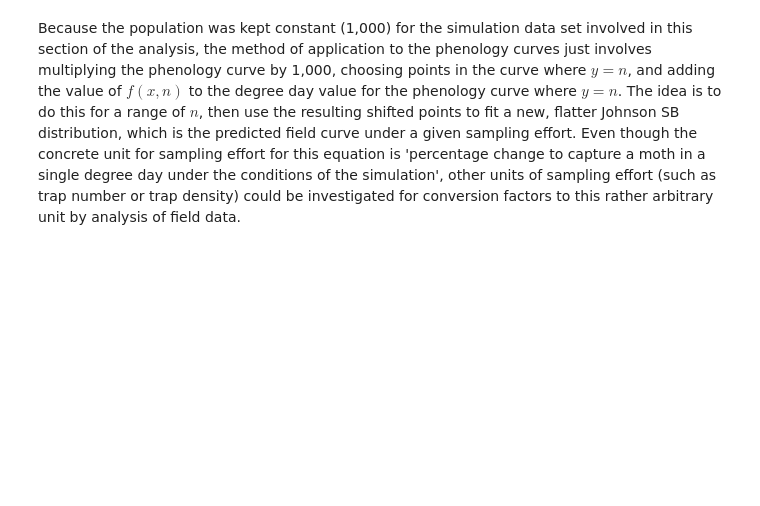
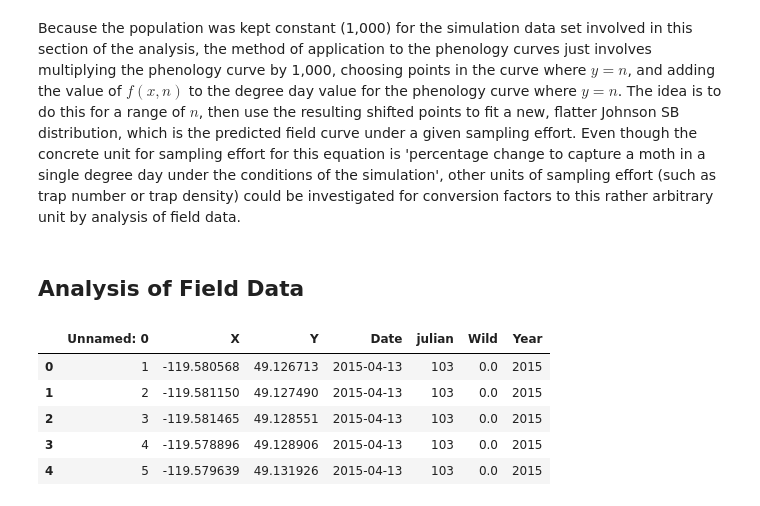
Before and after one commit to PacificBird/InsectPhenologyCaptureSim, a Jupyter notebook: multi_analysis.ipynb, the cells around one changed output. Drawn from its saved outputs; the diff is of its cells as text; code cells hidden in the pictures; blank space fills up the shorter version.

Commit message:
Stared field_data analysis

```diff
--- a/multi_analysis.ipynb
+++ b/multi_analysis.ipynb
@@ -428,3 +428,15 @@ x &= \textrm{ percentage change to capture one moth over one degree day (samplin
 \epsilon &= \textrm{ model error and noise } \end{flalign}$$
 # %% [markdown]
 Because the population was kept constant (1,000) for the simulation data set involved in this section of the analysis, the method of application to the phenology curves just involves multiplying the phenology curve by 1,000, choosing points in the curve where $y = n$, and adding the value of $f(x,n)$ to the degree day value for the phenology curve where $y=n$. The idea is to do this for a range of $n$, then use the resulting shifted points to fit a new, flatter Johnson SB distribution, which is the predicted field curve under a given sampling effort. Even though the concrete unit for sampling effort for this equation is 'percentage change to capture a moth in a single degree day under the conditions of the simulation', other units of sampling effort (such as trap number or trap density) could be investigated for conversion factors to this rather arbitrary unit by analysis of field data.
+# %% [markdown]
+## Analysis of Field Data
+# %%
+oksir = pd.read_csv('region_A1a.csv')
+oksir.head()
+# %% [output]
+|  | Unnamed: 0 | X | Y | Date | julian | Wild | Year |
+| 0 | 1 | -119.580568 | 49.126713 | 2015-04-13 | 103 | 0.0 | 2015 |
+| 1 | 2 | -119.581150 | 49.127490 | 2015-04-13 | 103 | 0.0 | 2015 |
+| 2 | 3 | -119.581465 | 49.128551 | 2015-04-13 | 103 | 0.0 | 2015 |
+| 3 | 4 | -119.578896 | 49.128906 | 2015-04-13 | 103 | 0.0 | 2015 |
+| 4 | 5 | -119.579639 | 49.131926 | 2015-04-13 | 103 | 0.0 | 2015 |
```
Also changed, not shown: parts of 11 cells of this notebook, 1 other file.
